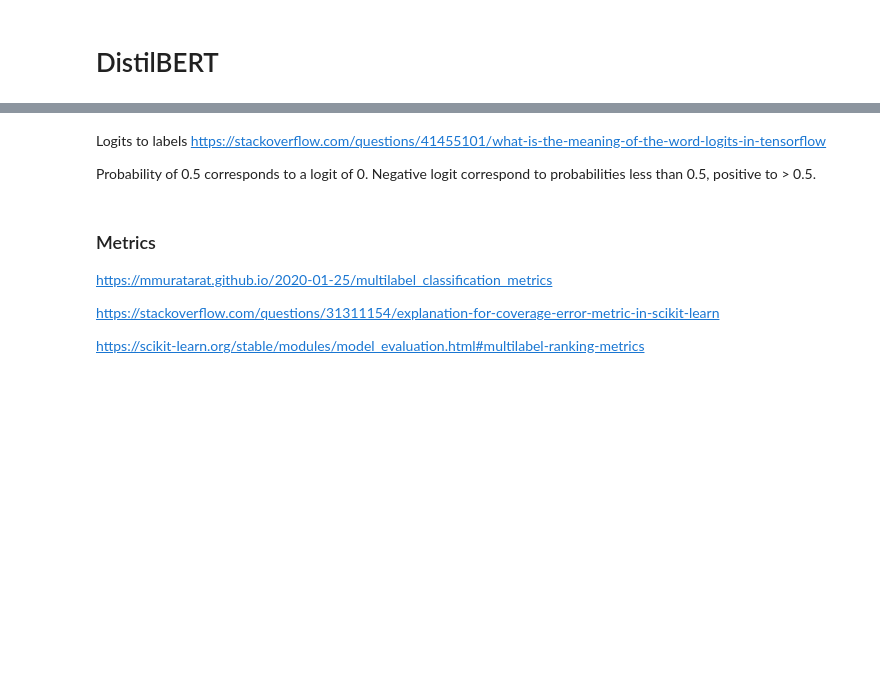
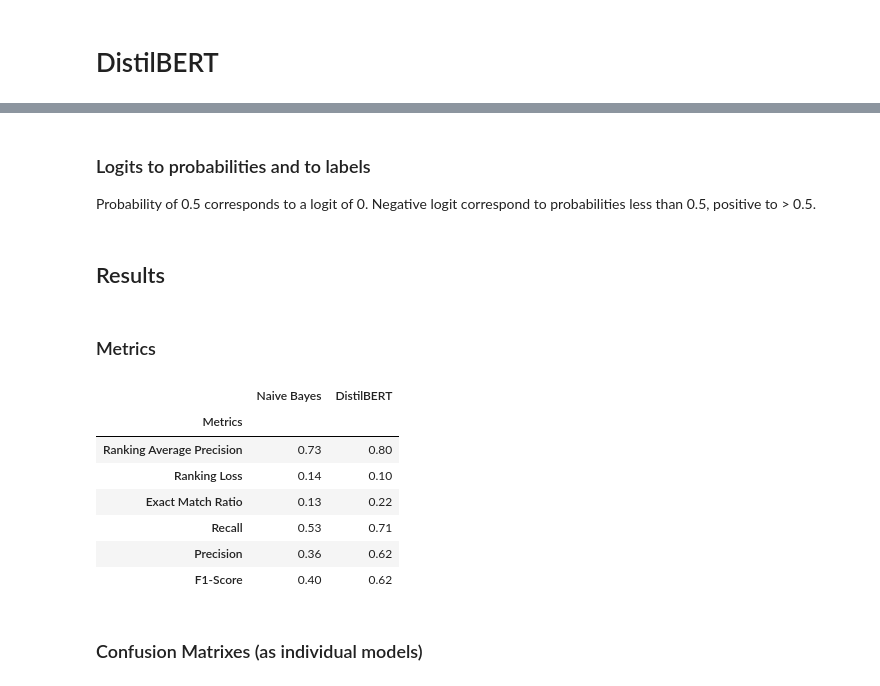
Before and after one commit to Jaimemorillo/nlp-movies, a Jupyter notebook: genre-prediction.ipynb, the cells around one changed output, grey strips where cells are left out. Saved outputs shown, nothing was run; the diff lists cells and outputs as text; code cells hidden in the pictures; blank space fills up the shorter version.

Commit message:
Kaggle Notebook | Genre Prediction with DistilBERT | Version 13

```diff
--- a/genre-prediction.ipynb
+++ b/genre-prediction.ipynb
@@ -346,14 +362,14 @@ print('Reverse tokens: ' + tokenizer.decode(encoded_input["input_ids"]))
 # %%
+# Train
 batch_sentences = X_train.values.tolist()
-X_train = tokenizer(batch_sentences, padding=True,
-                    truncation=True, return_tensors="tf")
+X_train = tokenizer(batch_sentences, padding=True, truncation=True, return_tensors="tf")
 X_train['targets'] = np.array(y_train)
 max_length = X_train['input_ids'].shape[1]
 
+# Test
 batch_sentences = X_test.values.tolist()
 X_test = tokenizer(batch_sentences, padding='max_length', max_length=max_length,
                    truncation=True, return_tensors="tf")
 X_test['targets'] = np.array(y_test)
 
 print(X_train)
-print(tokenizer.decode(X_train["input_ids"][0]))
@@ -380,6 +437,5 @@ model.fit(train_tf_dataset, validation_data=test_tf_dataset, epochs=3)
 # %% [markdown]
-Logits to labels
-https://stackoverflow.com/questions/41455101/what-is-the-meaning-of-the-word-logits-in-tensorflow
+### Logits to probabilities and to labels
 
 Probability of 0.5 corresponds to a logit of 0. Negative logit correspond to probabilities less than 0.5, positive to > 0.5.
 # %%
@@ -392,23 +448,30 @@ y_pred_proba = inv_logit(y_pred_logits[0])
 predictions = pd.DataFrame(y_pred_proba, columns=y_test.columns, index=y_test.index).copy()
 predictions[predictions>=0.5] = 1
 predictions[predictions<0.5] = 0
-# %% [markdown]
-### Metrics
-
-https://mmuratarat.github.io/2020-01-25/multilabel_classification_metrics
-
-https://stackoverflow.com/questions/31311154/explanation-for-coverage-error-metric-in-scikit-learn
-
-https://scikit-learn.org/stable/modules/model_evaluation.html#multilabel-ranking-metrics
+# %% [markdown]
+## Results
+# %% [markdown]
+### Metrics
 # %%
 results.loc['Ranking Average Precision', 'DistilBERT'] = sklearn.metrics.label_ranking_average_precision_score(y_test, y_pred_proba)
 results.loc['Ranking Loss', 'DistilBERT'] = sklearn.metrics.label_ranking_loss(y_test, y_pred_proba)
 results.loc['Exact Match Ratio', 'DistilBERT'] = sklearn.metrics.accuracy_score(y_test, predictions)
 results.loc['Recall', 'DistilBERT'] = sklearn.metrics.precision_score(y_test, y_pred=predictions, average='samples')
 results.loc['Precision', 'DistilBERT'] = sklearn.metrics.recall_score(y_test, y_pred=predictions, average='samples')
 results.loc['F1-Score', 'DistilBERT'] = sklearn.metrics.f1_score(y_test, y_pred=predictions, average='samples')
 results = results.round(2)
-print(results)
+results
+# %% [output]
+|  | Naive Bayes | DistilBERT |
+| Metrics |  |  |
+| Ranking Average Precision | 0.73 | 0.80 |
+| Ranking Loss | 0.14 | 0.10 |
+| Exact Match Ratio | 0.13 | 0.22 |
+| Recall | 0.53 | 0.71 |
+| Precision | 0.36 | 0.62 |
+| F1-Score | 0.40 | 0.62 |
+# %% [markdown]
+### Confusion Matrixes (as individual models)
 # %%
 fig, axes = plt.subplots(3,4, figsize=(14, 10), sharey=True, sharex=True)
 fig.suptitle('Confusion Matrixes - DistilBERT', fontsize=16)
```
Also changed, not shown: parts of 17 cells of this notebook.
